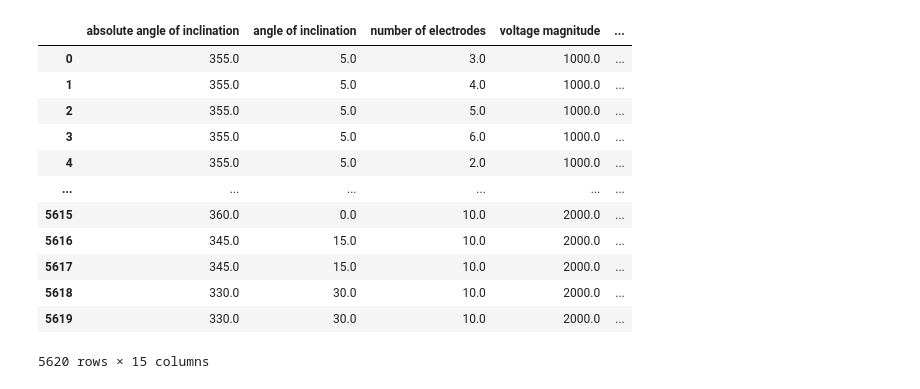
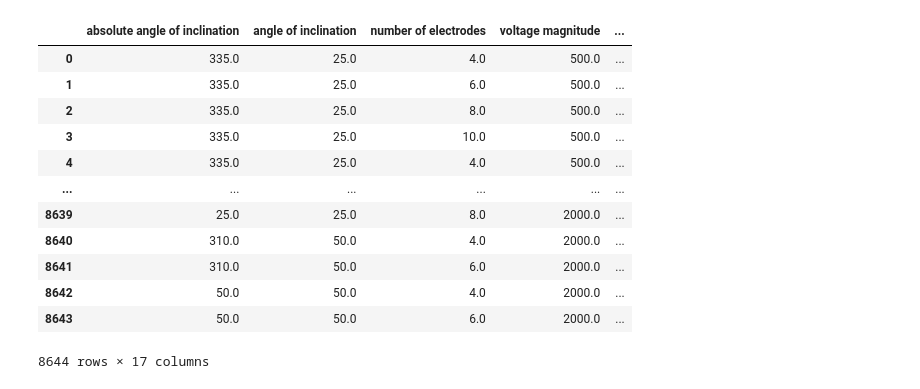
Before and after one commit to Kalpit-Vadnerkar/DL-GPU-Electrostatic-Sieve, a Jupyter notebook: Data_Processing.ipynb, the cells around one changed output. Cells and saved outputs as stored; diff of their text form; code cells hidden in the pictures.

Commit message:
Result with new dataset

```diff
--- a/Data_Processing.ipynb
+++ b/Data_Processing.ipynb
@@ -36,36 +59,21 @@ def read_data(File_path):
-# %%
-Folder_name = "Sample Dataset"
-File_name1 = "data_set_main1.txt"
-File_name2 = "data_set_main2.txt"
-File_name5 = "data_set_mains5.txt"
-
-File_path1 = os.path.join(Folder_name, File_name1)
-File_path2 = os.path.join(Folder_name, File_name2)
-File_path5 = os.path.join(Folder_name, File_name5)
-
-data1 = read_data(File_path1)
-data2 = read_data(File_path2)
-data5 = read_data(File_path5)
-
-
-
-data = pd.concat([data1, data2, data5], ignore_index=True)
-
-data
-# %% [output]
-|  | absolute angle of inclination | angle of inclination | number of electrodes | voltage magnitude | ... |
-| 0 | 355.0 | 5.0 | 3.0 | 1000.0 | ... |
-| 1 | 355.0 | 5.0 | 4.0 | 1000.0 | ... |
-| 2 | 355.0 | 5.0 | 5.0 | 1000.0 | ... |
-| 3 | 355.0 | 5.0 | 6.0 | 1000.0 | ... |
-| 4 | 355.0 | 5.0 | 2.0 | 1000.0 | ... |
-| ... | ... | ... | ... | ... | ... |
-| 5615 | 360.0 | 0.0 | 10.0 | 2000.0 | ... |
-| 5616 | 345.0 | 15.0 | 10.0 | 2000.0 | ... |
-| 5617 | 345.0 | 15.0 | 10.0 | 2000.0 | ... |
-| 5618 | 330.0 | 30.0 | 10.0 | 2000.0 | ... |
-| 5619 | 330.0 | 30.0 | 10.0 | 2000.0 | ... |
-5620 rows × 15 columns
+# %%
+Folder_name = "Dataset"
+data = read_dataset_folder(Folder_name)
+data
+# %% [output]
+|  | absolute angle of inclination | angle of inclination | number of electrodes | voltage magnitude | ... |
+| 0 | 335.0 | 25.0 | 4.0 | 500.0 | ... |
+| 1 | 335.0 | 25.0 | 6.0 | 500.0 | ... |
+| 2 | 335.0 | 25.0 | 8.0 | 500.0 | ... |
+| 3 | 335.0 | 25.0 | 10.0 | 500.0 | ... |
+| 4 | 335.0 | 25.0 | 4.0 | 500.0 | ... |
+| ... | ... | ... | ... | ... | ... |
+| 8639 | 25.0 | 25.0 | 8.0 | 2000.0 | ... |
+| 8640 | 310.0 | 50.0 | 4.0 | 2000.0 | ... |
+| 8641 | 310.0 | 50.0 | 6.0 | 2000.0 | ... |
+| 8642 | 50.0 | 50.0 | 4.0 | 2000.0 | ... |
+| 8643 | 50.0 | 50.0 | 6.0 | 2000.0 | ... |
+8644 rows × 17 columns
 # %%
 data.info()
 data.describe(include='all')
```
Also changed, not shown: parts of 8 cells of this notebook, 24 other files.
